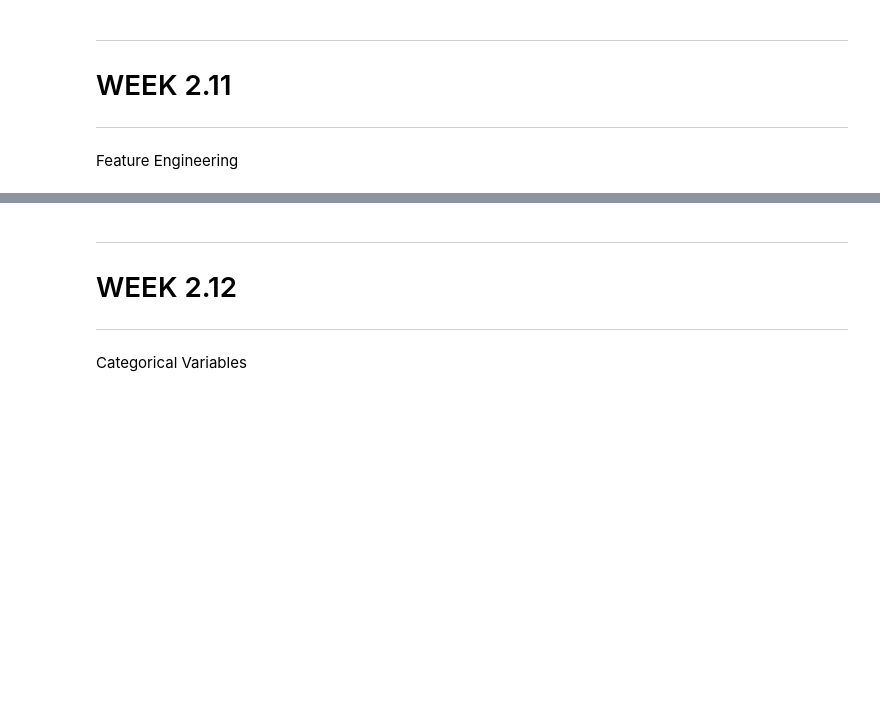
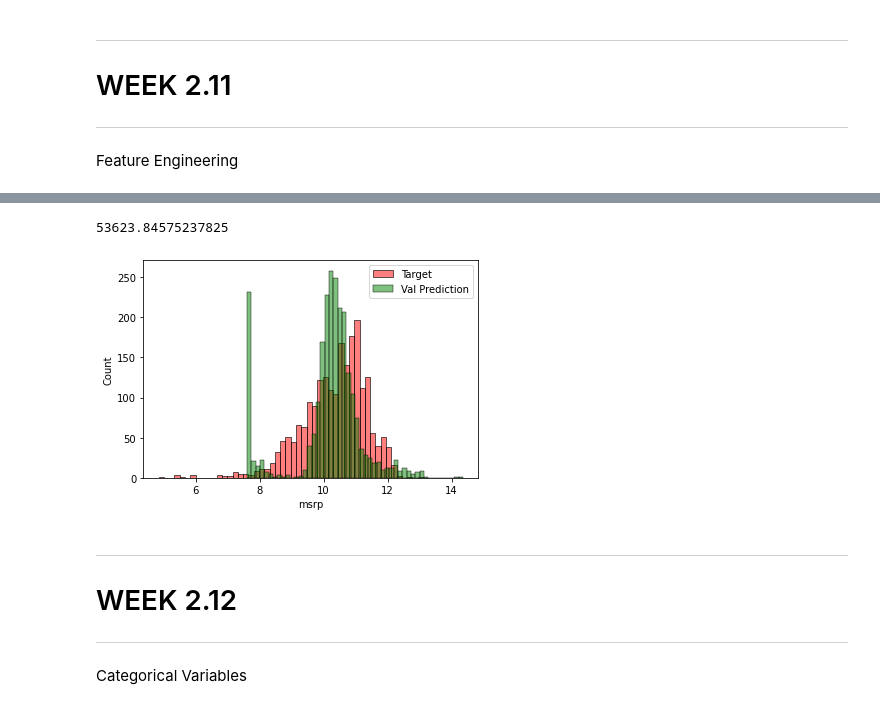
Before and after one commit to DataTalksClub/machine-learning-zoomcamp, a Jupyter notebook: chapter-02-car-price/week2.ipynb, the cells around one changed output, grey strips where cells are left out. Cells and saved outputs as stored; diff of their text form; code cells hidden in the pictures; blank space fills up the shorter version.

```diff
--- a/chapter-02-car-price/week2.ipynb
+++ b/chapter-02-car-price/week2.ipynb
@@ -649,0 +680,6 @@ Computing RMSE on Validation Data
+# %%
+def prepare_X(df,features):
+    df_num = df[features]
+    df_num = df_num.fillna(0)
+    X = df_num.values
+    return X
@@ -656,0 +742,11 @@ Feature Engineering
+# %%
+def prepare_X(df,features):
+    df = df.copy()
+    df['age'] = df['year'].max() - df['year']
+
+    features = features + ['age']
+
+    df_num = df[features]
+    df_num = df_num.fillna(0)
+    X = df_num.values
+    return X
@@ -657,3 +765,25 @@ Feature Engineering
+# %%
+X_train  = prepare_X(df_train,base)
+
+w0, w = train_linear_regression(X_train,y_train)
+
+X_val = prepare_X(df_validate,base)
+y_val = df_validate['msrp']
+y_pred = np.array(w0 + X_val.dot(w))
+
+rmse(y_val,y_pred)
+# %% [output]
+53623.84575237825
+# %%
+sns.histplot(np.log1p(y_pred),color = 'r', bins = 50, alpha = 0.5, label = 'Target')
+#sns.histplot(np.log1p(y_train), color = 'b', bins = 50 ,  alpha = 0.5, label = 'Train Prediction')
+
+sns.histplot(np.log1p(y_val), color = 'g', bins = 50 ,  alpha = 0.5, label = 'Val Prediction')
+
+plt.legend()
+plt.show()
+# %% [output]
+[figure, added]
 # %% [markdown]
 ***
 # WEEK 2.12
```
Also changed, not shown: parts of 26 cells of this notebook.
